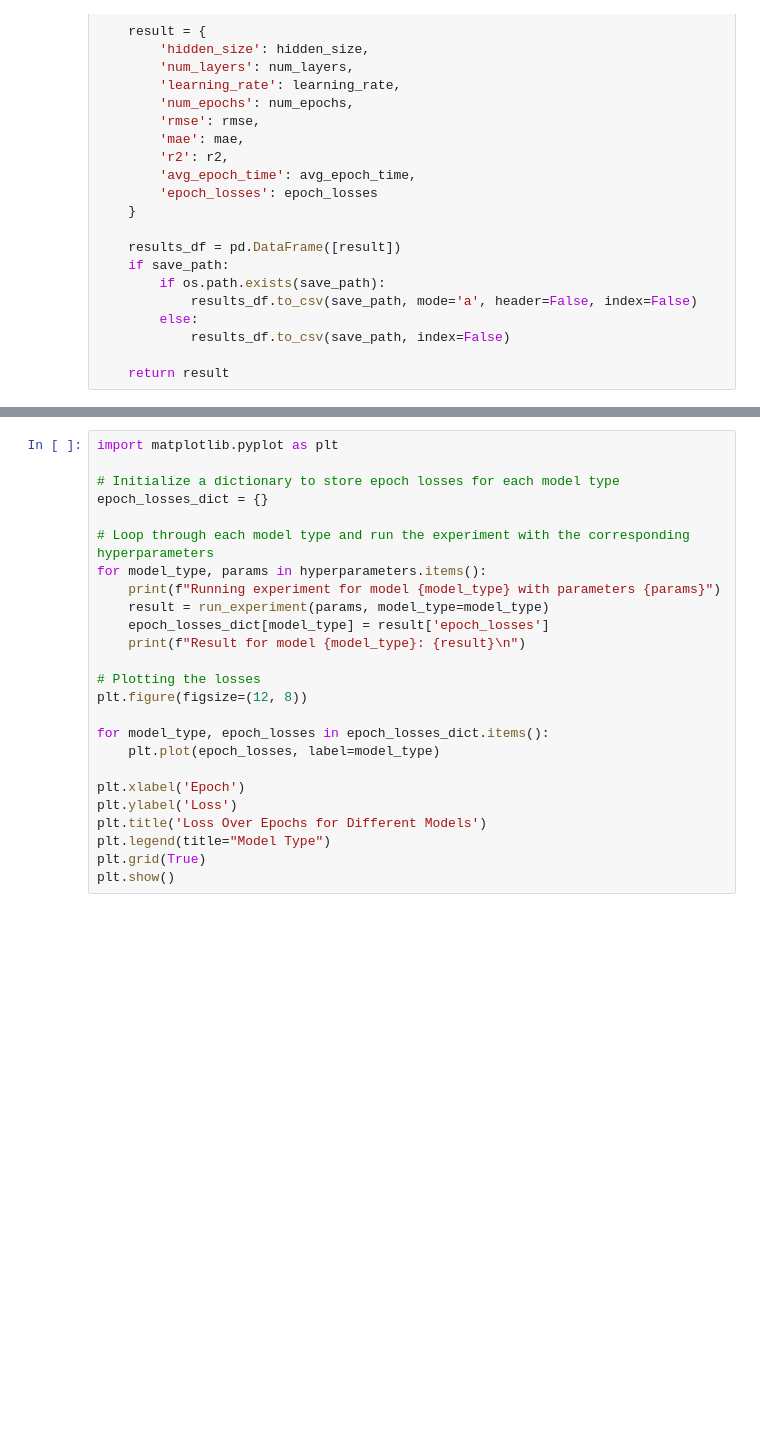
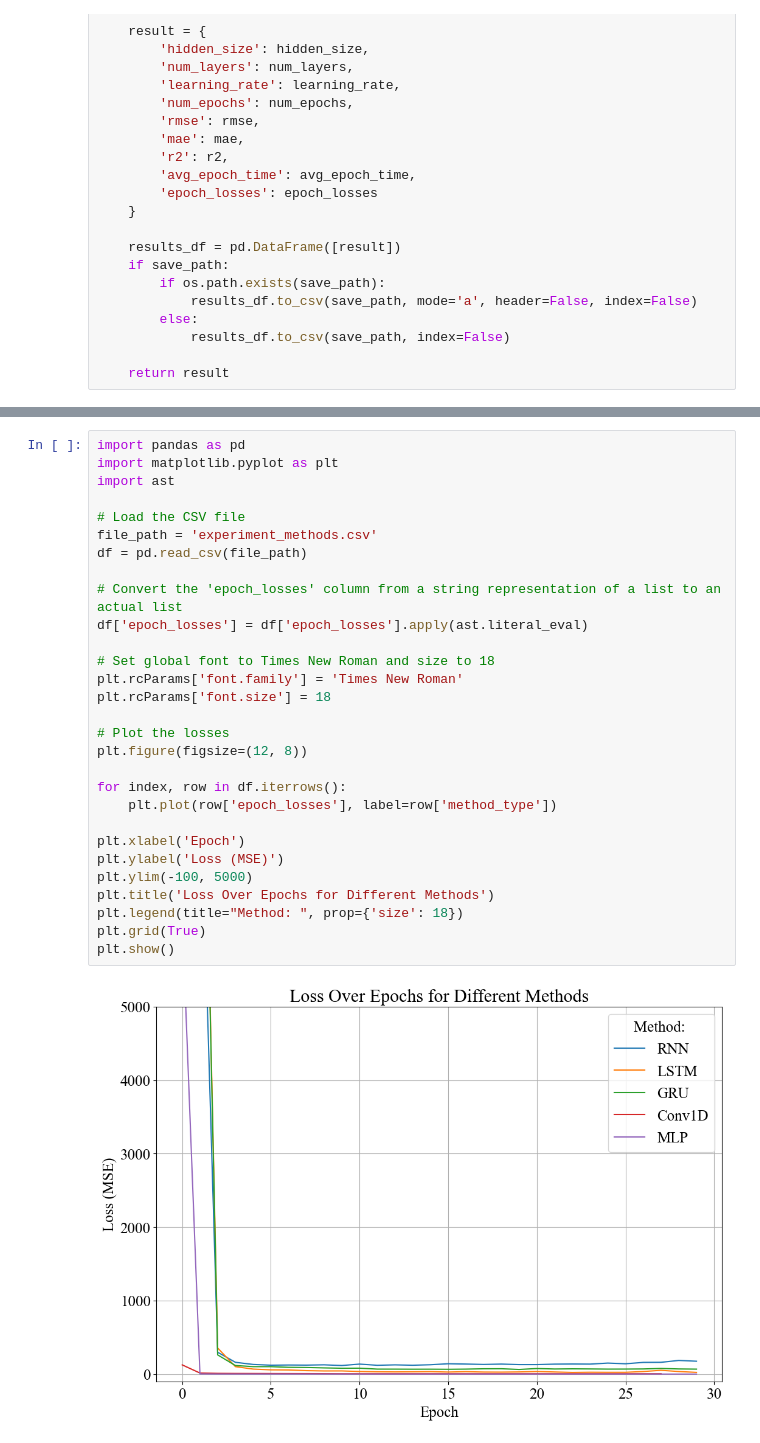
Before and after one commit to sinaebrahimi/Location_Prediction_-ANN-7088CEM-Project-, a Jupyter notebook: 3-Evaluation_of_methods.ipynb, the cells around one changed output, grey strips where cells are left out. Drawn from its saved outputs; the diff is of its cells as text; blank space fills up the shorter version.

```diff
--- a/3-Evaluation_of_methods.ipynb
+++ b/3-Evaluation_of_methods.ipynb
@@ -306,25 +312,31 @@ Epoch [10/30], Loss: 79.64164346, Time: 114.92s
-# %%
-import matplotlib.pyplot as plt
-
-# Initialize a dictionary to store epoch losses for each model type
-epoch_losses_dict = {}
-
-# Loop through each model type and run the experiment with the corresponding hyperparameters
-for model_type, params in hyperparameters.items():
-    print(f"Running experiment for model {model_type} with parameters {params}")
-    result = run_experiment(params, model_type=model_type)
-    epoch_losses_dict[model_type] = result['epoch_losses']
-    print(f"Result for model {model_type}: {result}\n")
-
-# Plotting the losses
-plt.figure(figsize=(12, 8))
-
-for model_type, epoch_losses in epoch_losses_dict.items():
-    plt.plot(epoch_losses, label=model_type)
-
-plt.xlabel('Epoch')
-plt.ylabel('Loss')
-plt.title('Loss Over Epochs for Different Models')
-plt.legend(title="Model Type")
-plt.grid(True)
-plt.show()
+# %%
+import pandas as pd
+import matplotlib.pyplot as plt
+import ast
+
+# Load the CSV file
+file_path = 'experiment_methods.csv'
+df = pd.read_csv(file_path)
+
+# Convert the 'epoch_losses' column from a string representation of a list to an actual list
+df['epoch_losses'] = df['epoch_losses'].apply(ast.literal_eval)
+
+# Set global font to Times New Roman and size to 18
+plt.rcParams['font.family'] = 'Times New Roman'
+plt.rcParams['font.size'] = 18
+
+# Plot the losses
+plt.figure(figsize=(12, 8))
+
+for index, row in df.iterrows():
+    plt.plot(row['epoch_losses'], label=row['method_type'])
+
+plt.xlabel('Epoch')
+plt.ylabel('Loss (MSE)')
+plt.ylim(-100, 5000)
+plt.title('Loss Over Epochs for Different Methods')
+plt.legend(title="Method: ", prop={'size': 18})
+plt.grid(True)
+plt.show()
+# %% [output]
+[figure, added]
```
Also changed, not shown: parts of 4 cells of this notebook, 24 other files.
